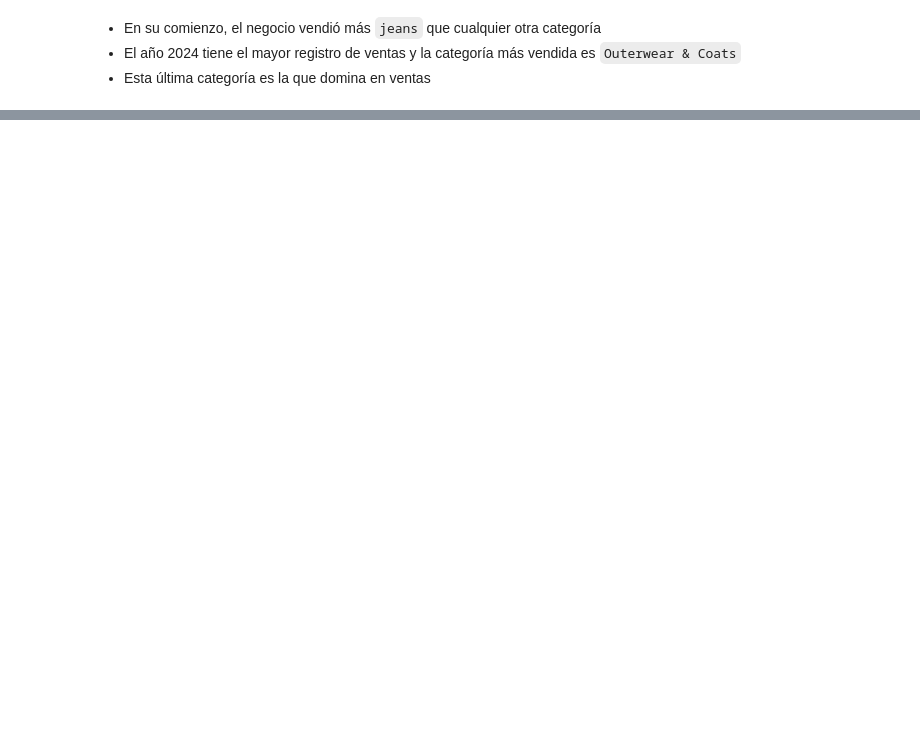
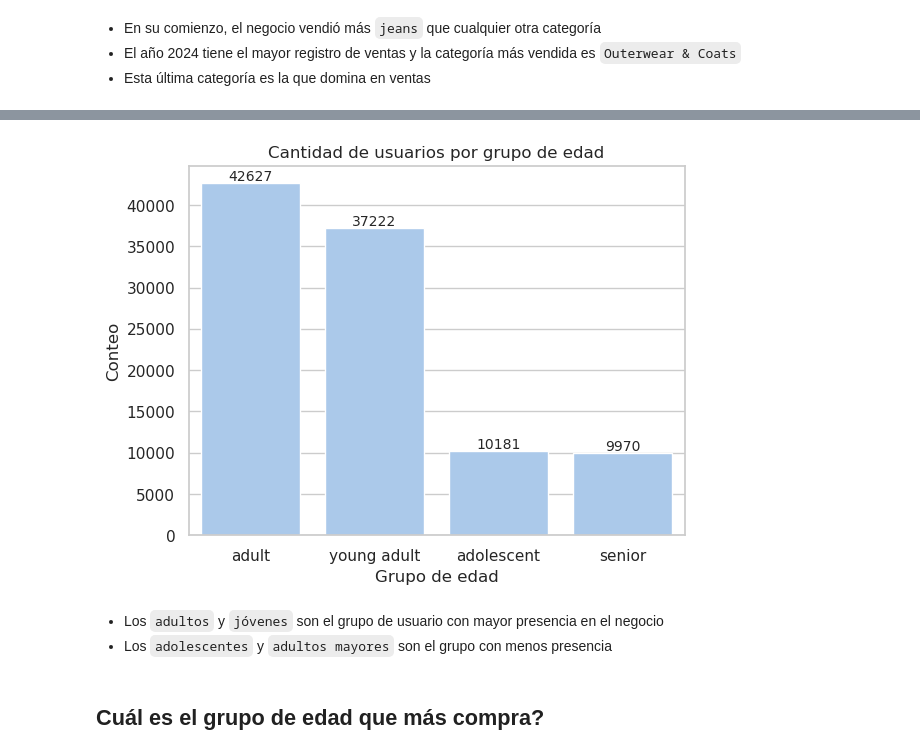
Before and after one commit to raulc03/thelook-insights-and-recommender, a Jupyter notebook: Ecommerce.ipynb, the cells around one changed output, grey strips where cells are left out. Saved outputs shown, nothing was run; the diff lists cells and outputs as text; code cells hidden in the pictures; blank space fills up the shorter version.

Commit message:
se agrego mas preguntas de negocio

```diff
--- a/Ecommerce.ipynb
+++ b/Ecommerce.ipynb
@@ -432,0 +491,28 @@ plt.ylabel('Ventas');
+# %%
+q = f"""
+SELECT
+    CASE
+        WHEN age BETWEEN 12 AND 17 THEN 'adolescent'
+        WHEN age BETWEEN 18 AND 39 THEN 'young adult'
+        WHEN age BETWEEN 40 AND 64 THEN 'adult'
+        WHEN age >= 65 THEN 'senior'
+    END AS age_group,
+    COUNT(*) AS count
+FROM `{users_table}`
+GROUP BY age_group
+ORDER BY count DESC
+"""
+df_q = get_query(q)
+# %%
+ax = sns.barplot(df_q, x='age_group', y='count')
+ax.bar_label(ax.containers[0], fontsize=10);
+plt.title('Cantidad de usuarios por grupo de edad')
+plt.xlabel('Grupo de edad')
+plt.ylabel('Conteo');
+# %% [output]
+[figure, added]
+# %% [markdown]
+- Los `adultos` y `jóvenes` son el grupo de usuario con mayor presencia en el negocio
+- Los `adolescentes` y `adultos mayores` son el grupo con menos presencia
+# %% [markdown]
+## Cuál es el grupo de edad que más compra?
```
Also changed, not shown: parts of 53 cells of this notebook.
